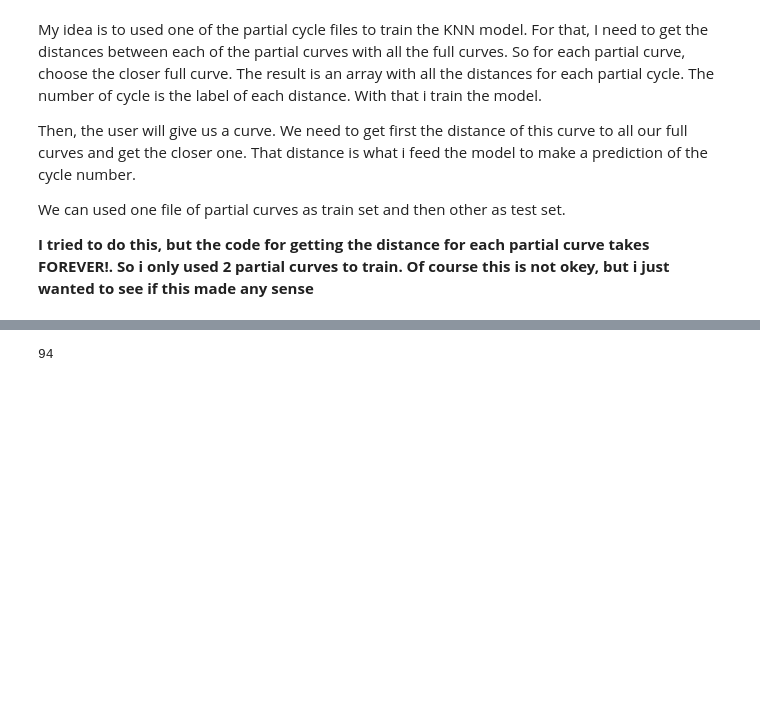
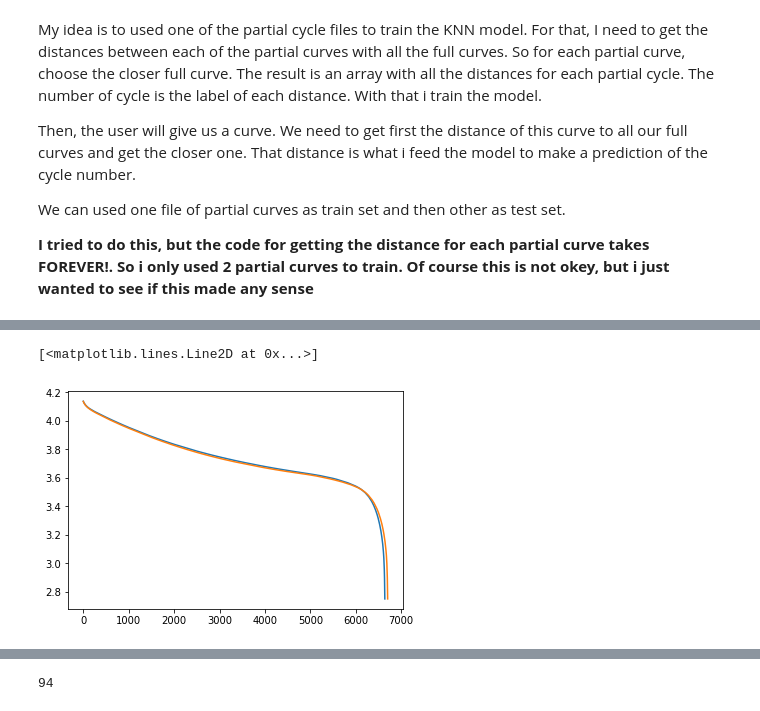
Before and after one commit to vwhu/pulolb, a Jupyter notebook: PULOLB/KNN train by partial curves.ipynb, the cells around one changed output, grey strips where cells are left out. Saved outputs shown, nothing was run; the diff lists cells and outputs as text; code cells hidden in the pictures; blank space fills up the shorter version.

```diff
--- a/PULOLB/KNN train by partial curves.ipynb
+++ b/PULOLB/KNN train by partial curves.ipynb
@@ -55,0 +68,6 @@ dict_keys([1, 11, 21, 31, 41, 51, 61, 71, 81, 91, 101, 111, 121, 131, 141, 151,
+# %%
+plt.plot((PL03d_short[1]['time']-PL03d_short[1]['time'].iloc[0]), PL03d_short[1]['voltage'])
+plt.plot((PL03d_short[76]['time']-PL03d_short[76]['time'].iloc[0]), PL03d_short[76]['voltage'])
+# %% [output]
+[<matplotlib.lines.Line2D at 0x...>]
+[figure, added]
```
Also changed, not shown: parts of 34 cells of this notebook.
